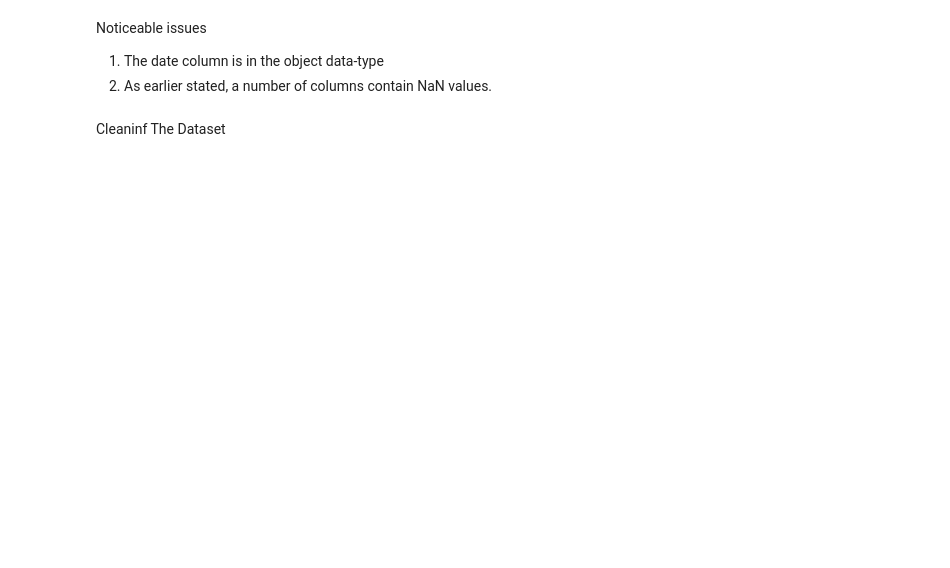
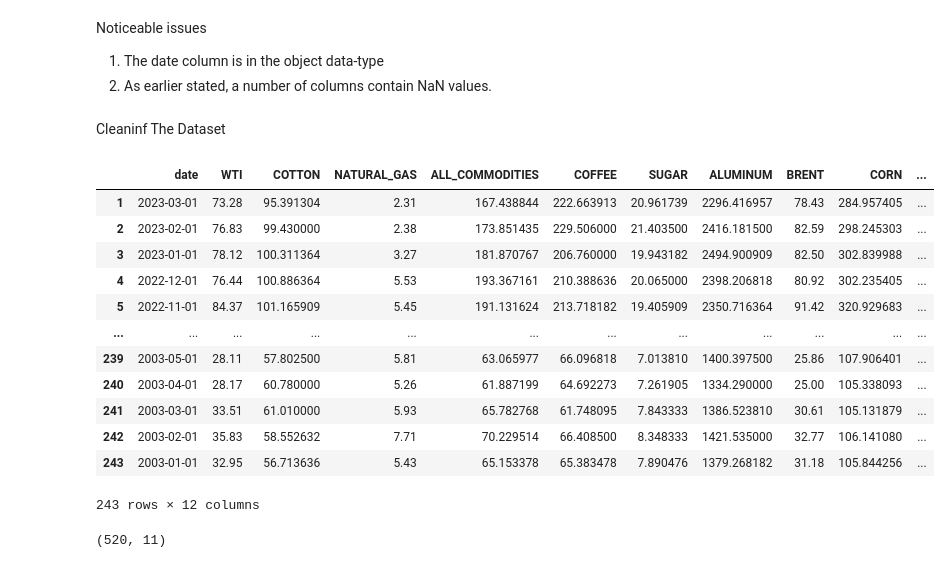
Before and after one commit to jjjeorgee/Commodity-Prices-Analysis, a Jupyter notebook: Commodity Prices Analysis.ipynb, the cells around one changed output. Cells and saved outputs as stored; diff of their text form; code cells hidden in the pictures; blank space fills up the shorter version.

```diff
--- a/Commodity Prices Analysis.ipynb
+++ b/Commodity Prices Analysis.ipynb
@@ -91,4 +91,19 @@ Cleaninf The Dataset
 commodity_clean = commodity.copy()
 # %%
 ## Dataset Contains NaN values
-### Define: The Dataset contaoins a number of null values
+### Define: The Dataset contaoins a number of null values.
+commodity_clean[commodity_clean['ALL_COMMODITIES'].notnull()]
+# %% [output]
+|  | date | WTI | COTTON | NATURAL_GAS | ALL_COMMODITIES | COFFEE | SUGAR | ALUMINUM | BRENT | CORN | ... |
+| 1 | 2023-03-01 | 73.28 | 95.391304 | 2.31 | 167.438844 | 222.663913 | 20.961739 | 2296.416957 | 78.43 | 284.957405 | ... |
+| 2 | 2023-02-01 | 76.83 | 99.430000 | 2.38 | 173.851435 | 229.506000 | 21.403500 | 2416.181500 | 82.59 | 298.245303 | ... |
+| 3 | 2023-01-01 | 78.12 | 100.311364 | 3.27 | 181.870767 | 206.760000 | 19.943182 | 2494.900909 | 82.50 | 302.839988 | ... |
+| 4 | 2022-12-01 | 76.44 | 100.886364 | 5.53 | 193.367161 | 210.388636 | 20.065000 | 2398.206818 | 80.92 | 302.235405 | ... |
+| 5 | 2022-11-01 | 84.37 | 101.165909 | 5.45 | 191.131624 | 213.718182 | 19.405909 | 2350.716364 | 91.42 | 320.929683 | ... |
+| ... | ... | ... | ... | ... | ... | ... | ... | ... | ... | ... | ... |
+| 239 | 2003-05-01 | 28.11 | 57.802500 | 5.81 | 63.065977 | 66.096818 | 7.013810 | 1400.397500 | 25.86 | 107.906401 | ... |
+| 240 | 2003-04-01 | 28.17 | 60.780000 | 5.26 | 61.887199 | 64.692273 | 7.261905 | 1334.290000 | 25.00 | 105.338093 | ... |
+| 241 | 2003-03-01 | 33.51 | 61.010000 | 5.93 | 65.782768 | 61.748095 | 7.843333 | 1386.523810 | 30.61 | 105.131879 | ... |
+| 242 | 2003-02-01 | 35.83 | 58.552632 | 7.71 | 70.229514 | 66.408500 | 8.348333 | 1421.535000 | 32.77 | 106.141080 | ... |
+| 243 | 2003-01-01 | 32.95 | 56.713636 | 5.43 | 65.153378 | 65.383478 | 7.890476 | 1379.268182 | 31.18 | 105.844256 | ... |
+243 rows × 12 columns
@@ -94,0 +118,4 @@ commodity_clean = commodity.copy()
+# %%
+commodity_clean.shape
+# %% [output]
+(520, 11)
```
Also changed, not shown: parts of 4 cells of this notebook.
